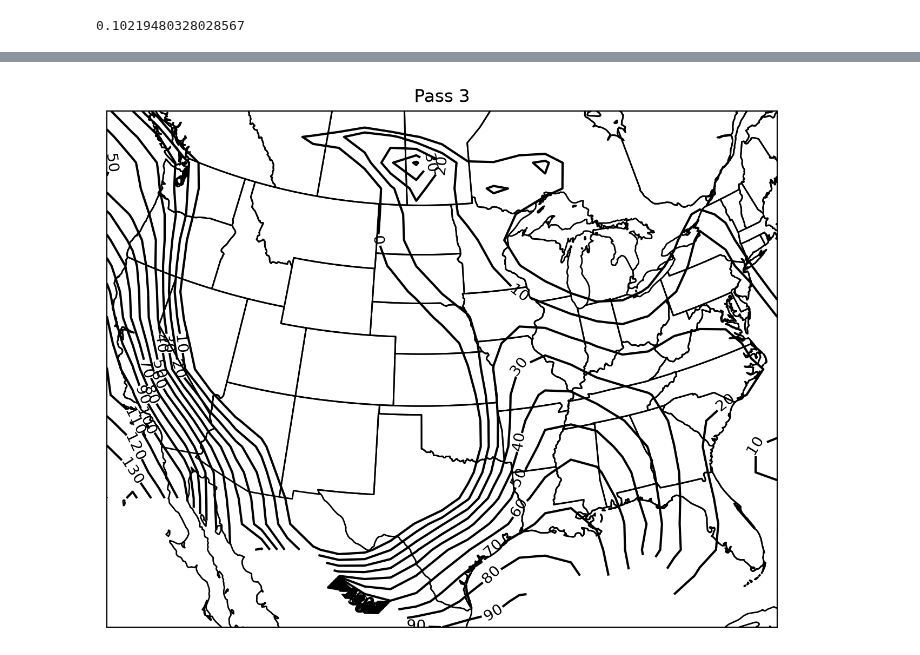
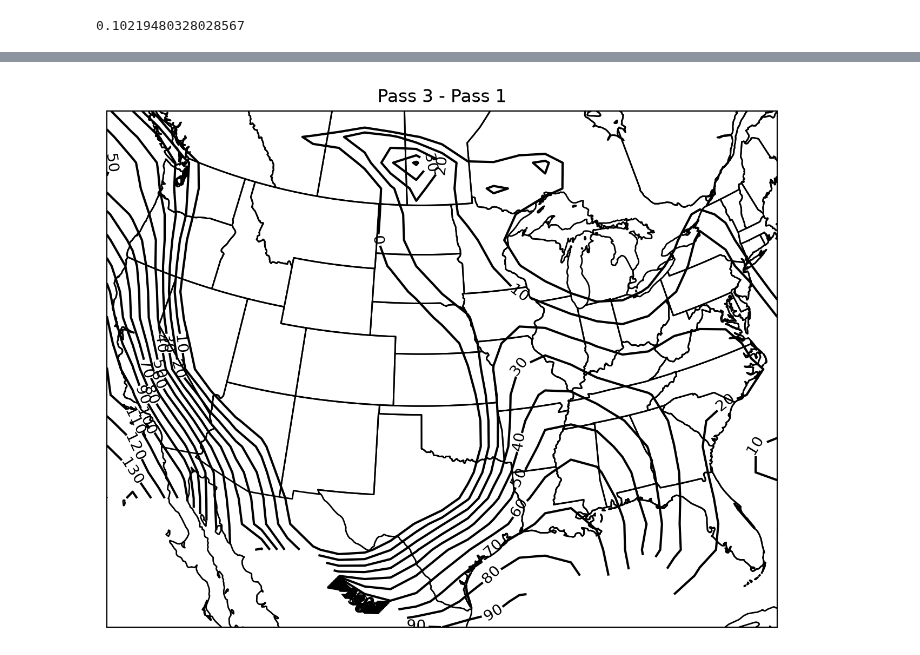
Before and after one commit to Old-World-Yew/ATSC528, a Jupyter notebook: 3-Successive_Corrections/successive_corrections.ipynb, the cells around one changed output, grey strips where cells are left out. Saved outputs shown, nothing was run; the diff lists cells and outputs as text; code cells hidden in the pictures.

```diff
--- a/3-Successive_Corrections/successive_corrections.ipynb
+++ b/3-Successive_Corrections/successive_corrections.ipynb
@@ -465,23 +474,23 @@ plt.show()
 # %%
 ### Plot Analysis Differences ###
 #use old code...
 import os
 os.environ["PROJ_IGNORE_CELESTIAL_BODY"] = "YES"
 
 globe = ccrs.Globe(ellipse=None, semimajor_axis=rho/100, semiminor_axis=rho/100)
 proj = ccrs.Stereographic(central_longitude=-100,central_latitude=90,true_scale_latitude=60,globe=globe)
 fig = plt.figure(figsize=(8,8),dpi=200)
 ax1 = fig.add_subplot(111,projection=proj)
 ax1.add_feature(cfeature.STATES)
 ax1.add_feature(cfeature.COASTLINE)
 # plot analysis (MAY NEED TO CHANGE VARIABLE NAMES/INDICES) #
 cs1 = ax1.contour(gridy/100/m,-gridx/100/m,diff31.T,colors='k',levels=np.arange(0,200,10),transform=proj)
 plt.clabel(cs1,levels=np.arange(0,200,10))
 
-ax1.set(title='Pass 3')
+ax1.set(title='Pass 3 - Pass 1')
 
 plt.show()
 # %% [output]
-[figure, old version]
+[figure, new version]
 # %%
 ### Store the analyses in text files ###
```
Also changed, not shown: parts of 6 cells of this notebook.
